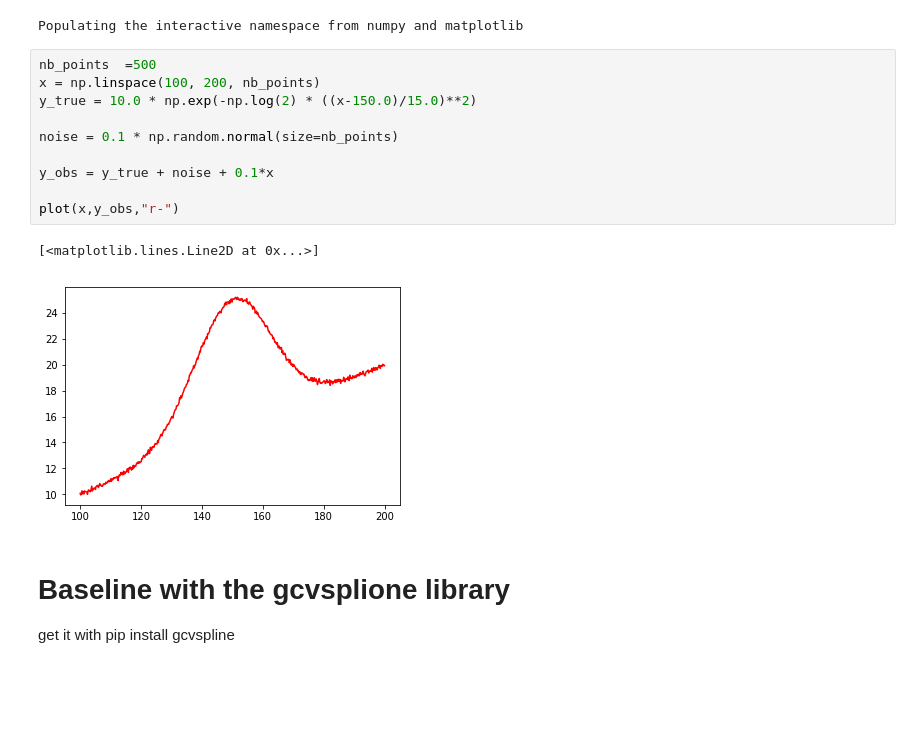
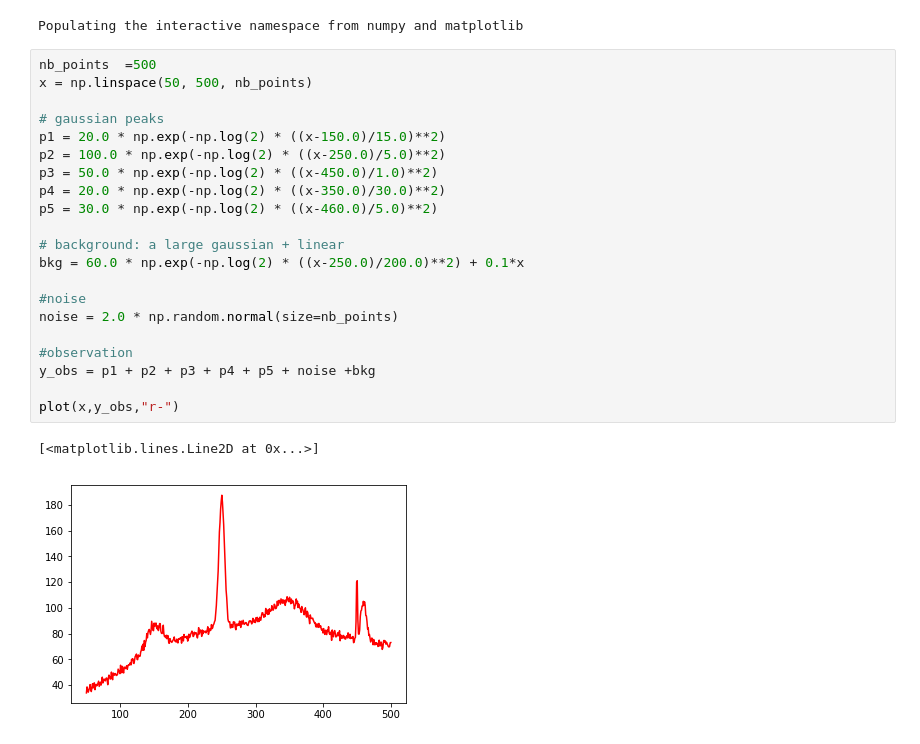
Before and after one commit to charlesll/rampy, a Jupyter notebook: examples/baseline_fit.ipynb, the cells around one changed output. Drawn from its saved outputs; the diff is of its cells as text; blank space fills up the shorter version.

```diff
--- a/examples/baseline_fit.ipynb
+++ b/examples/baseline_fit.ipynb
@@ -13,20 +13,27 @@ import gcvspline
 import rampy
 # %% [output]
 Populating the interactive namespace from numpy and matplotlib
-# %%
-nb_points  =500
-x = np.linspace(100, 200, nb_points)
-y_true = 10.0 * np.exp(-np.log(2) * ((x-150.0)/15.0)**2)
-
-noise = 0.1 * np.random.normal(size=nb_points)
-
-y_obs = y_true + noise + 0.1*x
-
-plot(x,y_obs,"r-")
-# %% [output]
-[<matplotlib.lines.Line2D at 0x...>]
-[figure, removed]
-# %% [markdown]
-# Baseline with the gcvsplione library
-
-get it with pip install gcvspline
+# %%
+nb_points  =500
+x = np.linspace(50, 500, nb_points)
+
+# gaussian peaks
+p1 = 20.0 * np.exp(-np.log(2) * ((x-150.0)/15.0)**2)
+p2 = 100.0 * np.exp(-np.log(2) * ((x-250.0)/5.0)**2)
+p3 = 50.0 * np.exp(-np.log(2) * ((x-450.0)/1.0)**2)
+p4 = 20.0 * np.exp(-np.log(2) * ((x-350.0)/30.0)**2)
+p5 = 30.0 * np.exp(-np.log(2) * ((x-460.0)/5.0)**2)
+
+# background: a large gaussian + linear
+bkg = 60.0 * np.exp(-np.log(2) * ((x-250.0)/200.0)**2) + 0.1*x
+
+#noise
+noise = 2.0 * np.random.normal(size=nb_points)
+
+#observation
+y_obs = p1 + p2 + p3 + p4 + p5 + noise +bkg
+
+plot(x,y_obs,"r-")
+# %% [output]
+[<matplotlib.lines.Line2D at 0x...>]
+[figure, added]
```
Also changed, not shown: parts of 4 cells of this notebook, 2 other files.
